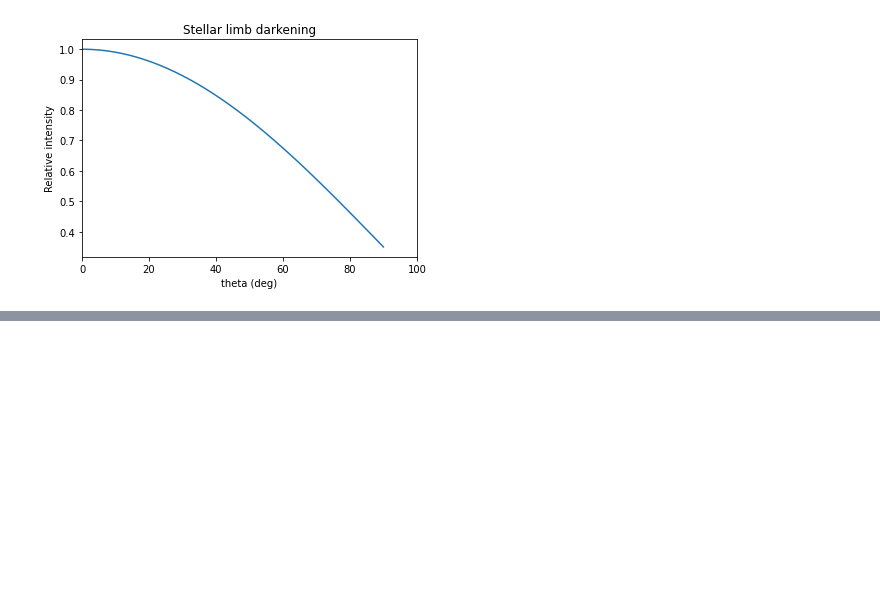
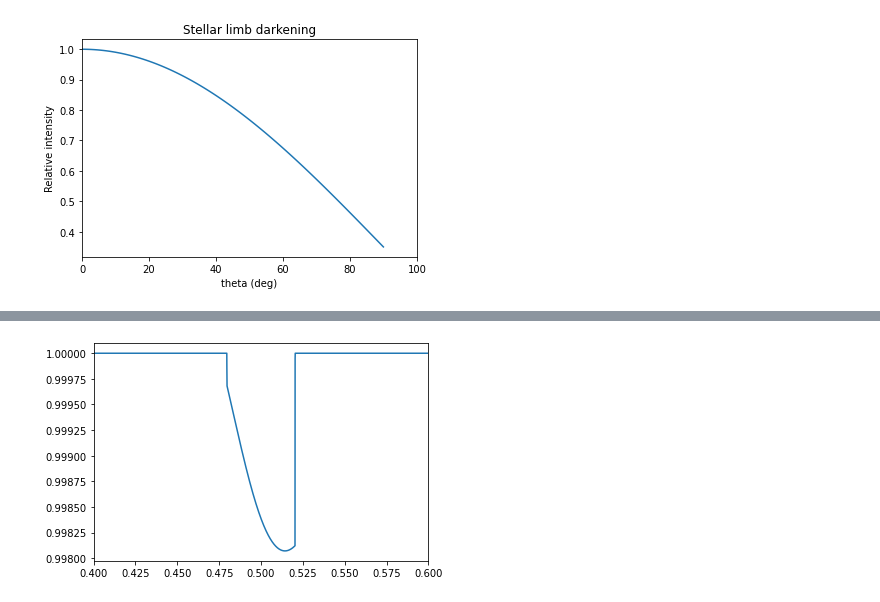
Before and after one commit to vaishnavvrao/Exoplanets_krittika, a Jupyter notebook: Transit method.ipynb, the cells around one changed output, grey strips where cells are left out. Saved outputs shown, nothing was run; the diff lists cells and outputs as text; code cells hidden in the pictures; blank space fills up the shorter version.

```diff
--- a/Transit method.ipynb
+++ b/Transit method.ipynb
@@ -145,0 +183,44 @@ light_curve1(test)
+# %%
+def true_anomaly(f,E,e):
+    #Function to calculate the true anomaly given the eccentric anomaly
+    temp= np.sqrt((1+e)/(1-e))
+    return np.tan(f/2)- temp*np.tan(E/2)
+# %%
+def limbfactor2(t, tf, e, a, w, R, tp):
+    #Function to calculate the limbfactor as a function of time (including eccentricity)
+    u=0.65
+    estimate= 2*np.pi*t
+    E= fsolve(e_angle, estimate, args=(t,e,tp))
+    true_ano= fsolve(true_anomaly, estimate, args=(E,e))
+
+    temp= a*(1-e**2)
+    temp2= 1+ e*np.cos(true_ano)
+    r= temp/temp2
+    temp_angle= 1.5*np.pi- w- true_ano
+
+    limb_theta= (-np.pi*r*np.sin(temp_angle))/(2*R)
+    #print(r*np.sin(temp_angle)/(R))
+    f= 1-u*(1-np.cos(limb_theta))
+    return f
+# %%
+def light_curve2(system):
+    #Function to plot the light curve with limb darkening AND eccentricity.
+
+    d=limbfactor2(0.5-system.t_f/2,system.t_f,system.e, system.a,system.w,system.r_s,system.tp)*system.delta
+    lum= 1-d #lum at the start of the transit
+    trans_time= (system.t_T-system.t_f)/2
+    m= (d)/trans_time
+
+    t=np.linspace(0,1,100000)
+    y = fun(system.t_T,system.t_f,d,m,t)
+
+    for i in range(len(t)):
+        if (0.5-system.t_f/2)<t[i]<(0.5+system.t_f/2):
+            y[i]= y[i]+d -limbfactor2(t[i], system.t_f, system.e,system.a,system.w,system.r_s,system.tp)*system.delta
+
+    plt.plot(t,y)
+    plt.xlim(0.4,0.6)
+# %%
+light_curve2(test)
+# %% [output]
+[figure, added]
```
Also changed, not shown: parts of 7 cells of this notebook, 1 other file.
